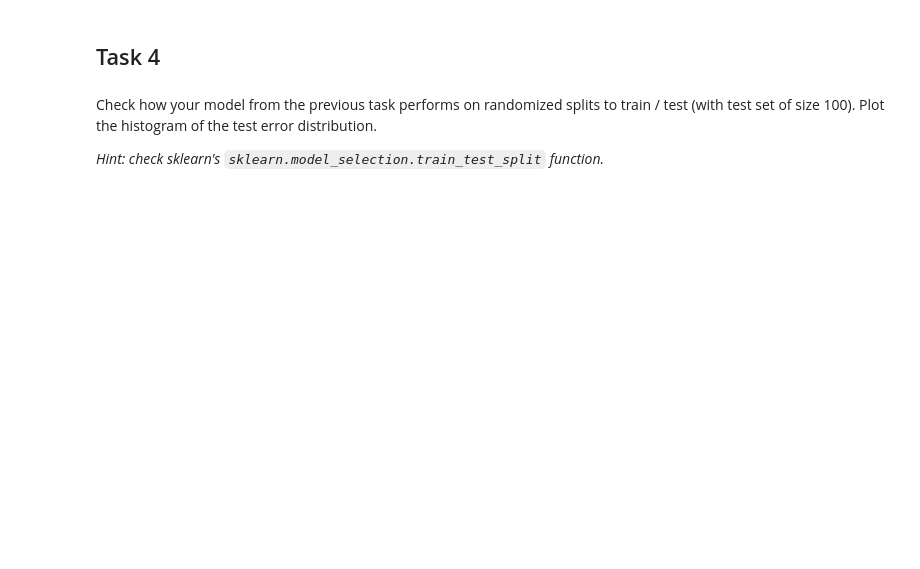
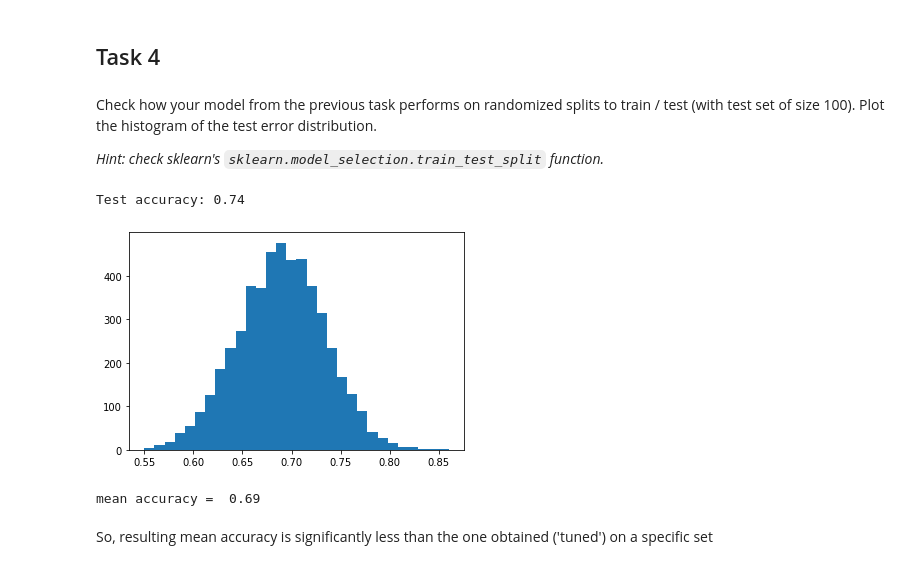
Before and after one commit to Kiarendil/ML_FIAN2020_hometasks, a Jupyter notebook: MLatFIAN2020_seminar01_homework.ipynb, the cells around one changed output. Cells and saved outputs as stored; diff of their text form; code cells hidden in the pictures; blank space fills up the shorter version.

```diff
--- a/MLatFIAN2020_seminar01_homework.ipynb
+++ b/MLatFIAN2020_seminar01_homework.ipynb
@@ -170,0 +319,49 @@ from sklearn.model_selection import train_test_split
+# %%
+  model = KNeighborsClassifier(n_neighbors=99)
+
+model.fit(
+    feature_selection_and_preprocessing(
+        data_train.drop('Survived', axis=1)),
+    data_train['Survived']
+)
+
+test_predictions = model.predict(
+    feature_selection_and_preprocessing(
+        data_test.drop('Survived', axis=1))
+)
+print("Test accuracy:", accuracy_score(
+    data_test['Survived'],
+    test_predictions
+))
+# %% [output]
+Test accuracy: 0.74
+# %%
+test_error_list = []
+
+for i in trange(5000):
+  data = pd.read_csv("train.csv", index_col='PassengerId')
+  data_train, data_test = train_test_split(data, test_size=100)
+
+  model.fit(
+    feature_selection_and_preprocessing(
+        data_train.drop('Survived', axis=1)),
+    data_train['Survived']
+  )
+
+  test_predictions = model.predict(
+    feature_selection_and_preprocessing(
+        data_test.drop('Survived', axis=1))
+  )
+  test_error_list.append(accuracy_score(data_test['Survived'], test_predictions))
+# %%
+Nbin = int(round((np.max(test_error_list) - np.min(test_error_list)) / 0.01))
+bins = np.linspace(np.min(test_error_list), np.max(test_error_list), Nbin)
+plt.hist(test_error_list, bins=bins)
+plt.show()
+
+print('mean accuracy = ', round(np.mean(test_error_list), 2))
+# %% [output]
+[figure, added]
+mean accuracy =  0.69
+# %% [markdown]
+So, resulting mean accuracy is significantly less than the one obtained ('tuned') on a specific set
```
Also changed, not shown: parts of 11 cells of this notebook.
